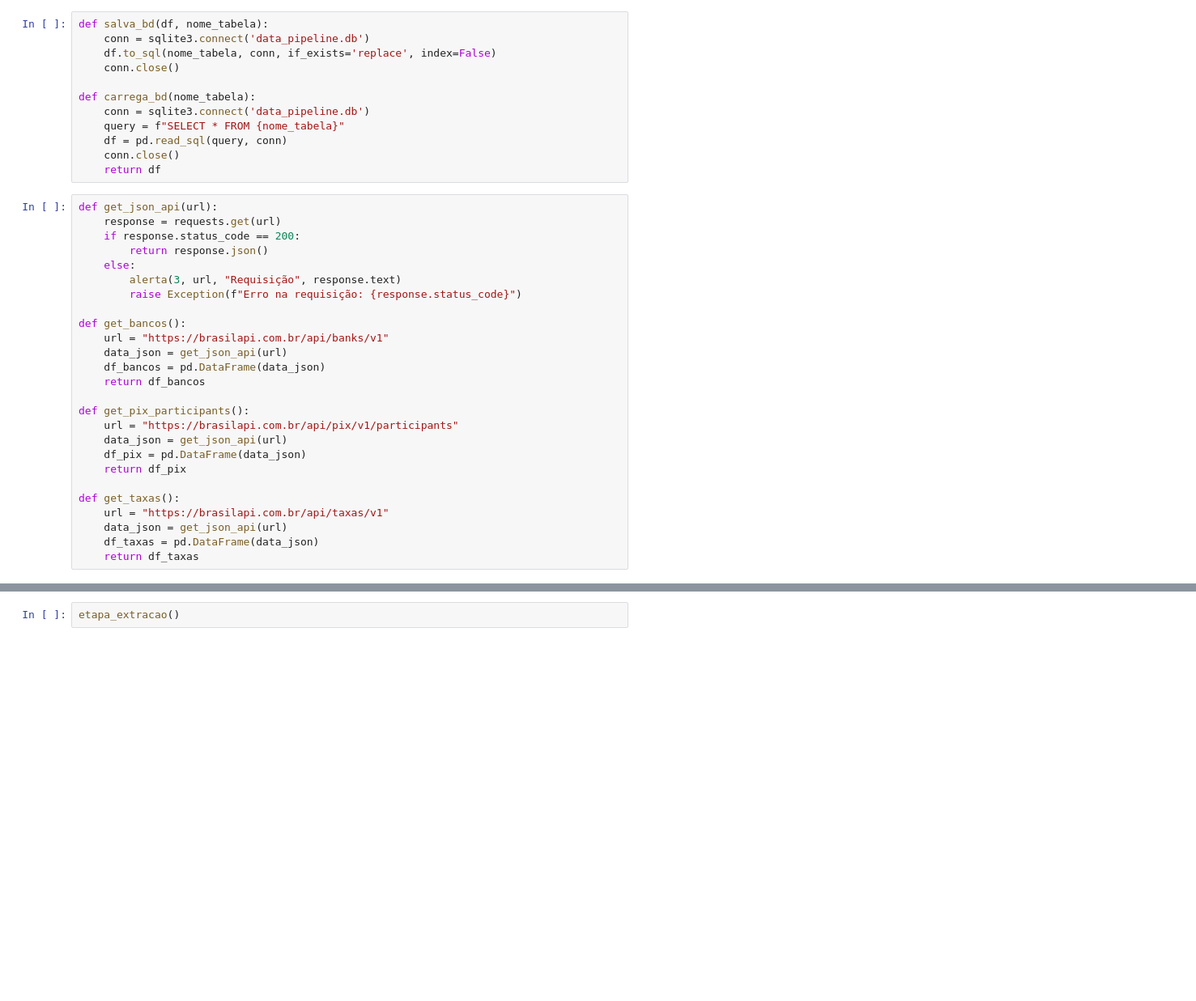
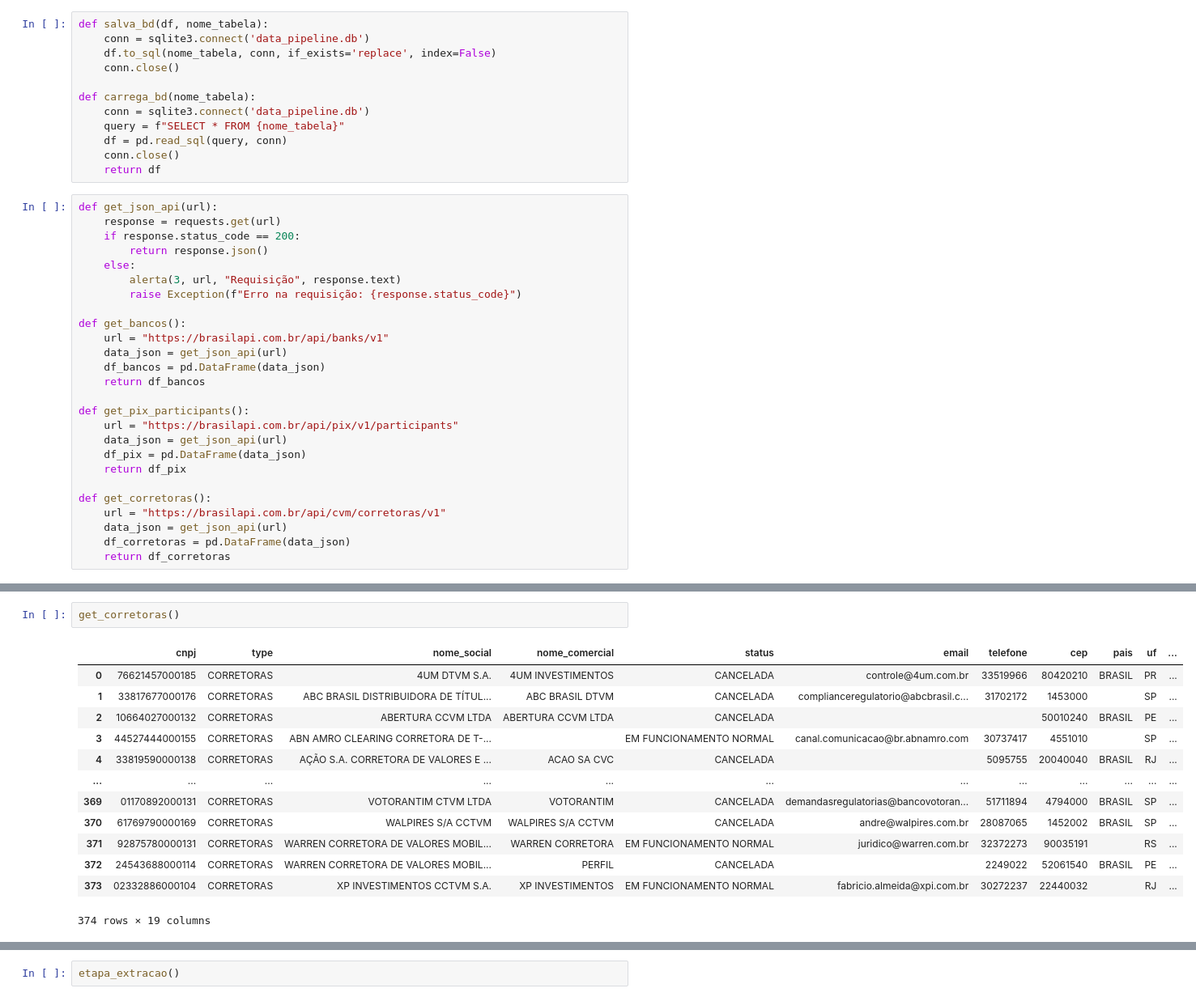
Before and after one commit to JoaoVinicius1904/CoderHouse, a Jupyter notebook: Projeto_Final.ipynb, the cells around one changed output, grey strips where cells are left out. Shown: that part at 81% size. Saved outputs shown, nothing was run; the diff lists cells and outputs as text; blank space fills up the shorter version.

```diff
--- a/Projeto_Final.ipynb
+++ b/Projeto_Final.ipynb
@@ -58,11 +58,11 @@ def get_pix_participants():
     df_pix = pd.DataFrame(data_json)
     return df_pix
 
-def get_taxas():
-    url = "https://brasilapi.com.br/api/taxas/v1"
+def get_corretoras():
+    url = "https://brasilapi.com.br/api/cvm/corretoras/v1"
     data_json = get_json_api(url)
-    df_taxas = pd.DataFrame(data_json)
-    return df_taxas
+    df_corretoras = pd.DataFrame(data_json)
+    return df_corretoras
 # %%
 def etapa_extracao():
     try:
@@ -85,0 +86,16 @@ def etapa_extracao():
+# %%
+get_corretoras()
+# %% [output]
+|  | cnpj | type | nome_social | nome_comercial | status | email | telefone | cep | pais | uf | ... |
+| 0 | 76621457000185 | CORRETORAS | 4UM DTVM S.A. | 4UM INVESTIMENTOS | CANCELADA | controle@4um.com.br | 33519966 | 80420210 | BRASIL | PR | ... |
+| 1 | 33817677000176 | CORRETORAS | ABC BRASIL DISTRIBUIDORA DE TÍTUL... | ABC BRASIL DTVM | CANCELADA | complianceregulatorio@abcbrasil.c... | 31702172 | 1453000 |  | SP | ... |
+| 2 | 10664027000132 | CORRETORAS | ABERTURA CCVM LTDA | ABERTURA CCVM LTDA | CANCELADA |  |  | 50010240 | BRASIL | PE | ... |
+| 3 | 44527444000155 | CORRETORAS | ABN AMRO CLEARING CORRETORA DE T-... |  | EM FUNCIONAMENTO NORMAL | canal.comunicacao@br.abnamro.com | 30737417 | 4551010 |  | SP | ... |
+| 4 | 33819590000138 | CORRETORAS | AÇÃO S.A. CORRETORA DE VALORES E ... | ACAO SA CVC | CANCELADA |  | 5095755 | 20040040 | BRASIL | RJ | ... |
+| ... | ... | ... | ... | ... | ... | ... | ... | ... | ... | ... | ... |
+| 369 | 01170892000131 | CORRETORAS | VOTORANTIM CTVM LTDA | VOTORANTIM | CANCELADA | demandasregulatorias@bancovotoran... | 51711894 | 4794000 | BRASIL | SP | ... |
+| 370 | 61769790000169 | CORRETORAS | WALPIRES S/A CCTVM | WALPIRES S/A CCTVM | CANCELADA | andre@walpires.com.br | 28087065 | 1452002 | BRASIL | SP | ... |
+| 371 | 92875780000131 | CORRETORAS | WARREN CORRETORA DE VALORES MOBIL... | WARREN CORRETORA | EM FUNCIONAMENTO NORMAL | juridico@warren.com.br | 32372273 | 90035191 |  | RS | ... |
+| 372 | 24543688000114 | CORRETORAS | WARREN CORRETORA DE VALORES MOBIL... | PERFIL | CANCELADA |  | 2249022 | 52061540 | BRASIL | PE | ... |
+| 373 | 02332886000104 | CORRETORAS | XP INVESTIMENTOS CCTVM S.A. | XP INVESTIMENTOS | EM FUNCIONAMENTO NORMAL | fabricio.almeida@xpi.com.br | 30272237 | 22440032 |  | RJ | ... |
+374 rows × 19 columns
```
Also changed, not shown: parts of 6 cells of this notebook, 2 other files.
